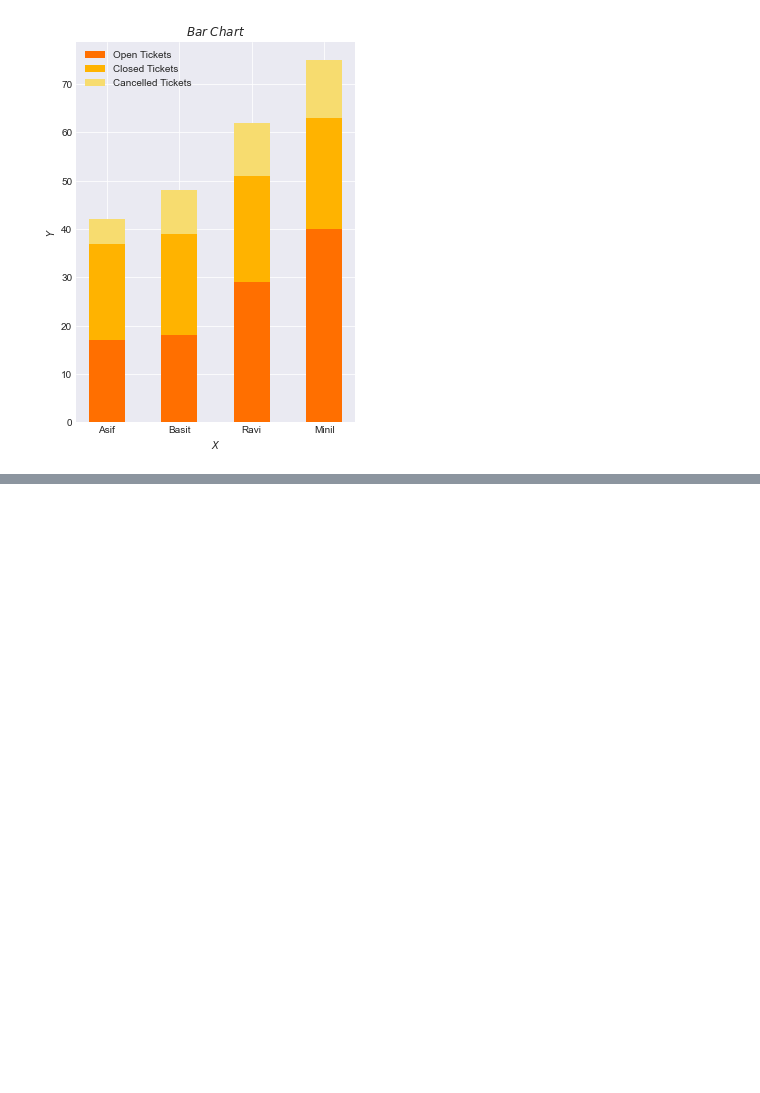
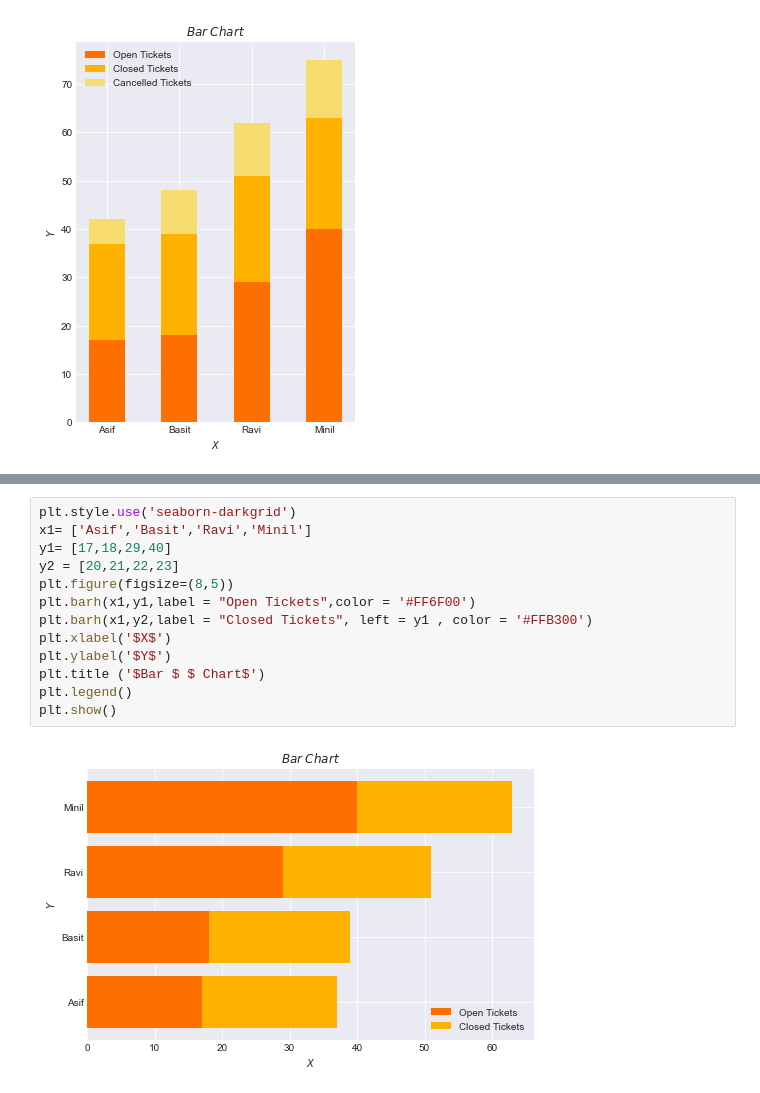
Before and after one commit to uannabi/MatPlotLibGraph, a Jupyter notebook: BarGraph.ipynb, the cells around one changed output, grey strips where cells are left out. Saved outputs shown, nothing was run; the diff lists cells and outputs as text; blank space fills up the shorter version.

```diff
--- a/BarGraph.ipynb
+++ b/BarGraph.ipynb
@@ -183,0 +184,15 @@ NameError: name 'barWidth' is not defined
+# %%
+plt.style.use('seaborn-darkgrid')
+x1= ['Asif','Basit','Ravi','Minil']
+y1= [17,18,29,40]
+y2 = [20,21,22,23]
+plt.figure(figsize=(8,5))
+plt.barh(x1,y1,label = "Open Tickets",color = '#FF6F00')
+plt.barh(x1,y2,label = "Closed Tickets", left = y1 , color = '#FFB300')
+plt.xlabel('$X$')
+plt.ylabel('$Y$')
+plt.title ('$Bar $ $ Chart$')
+plt.legend()
+plt.show()
+# %% [output]
+[figure, added]
```
Also changed, not shown: parts of 1 cell of this notebook.
